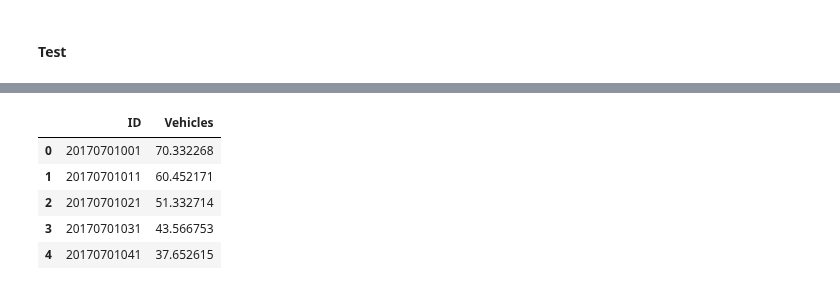
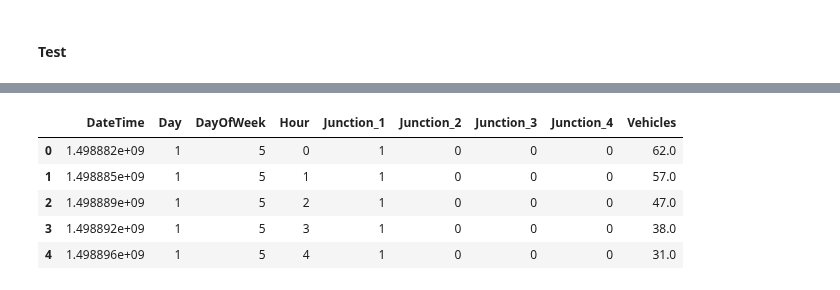
Before and after one commit to siddheshmanjrekar/machine-learning-for-IoT, a Jupyter notebook: TrafficPrediction.ipynb, the cells around one changed output, grey strips where cells are left out. Cells and saved outputs as stored; diff of their text form; code cells hidden in the pictures.

```diff
--- a/TrafficPrediction.ipynb
+++ b/TrafficPrediction.ipynb
@@ -189,3 +237,3 @@ reg = XGBRegressor()
 # %%
-reg.fit(df_train.drop(columns={'Vehicles'},axis=1), np.log1p(df_train['Vehicles']))
+xgb_grid.fit(df_train.drop(columns={'Vehicles'},axis=1), np.log1p(df_train['Vehicles']))
 # %% [output]
@@ -201,2 +265,2 @@ XGBRegressor(base_score=0.5, booster=None, colsample_bylevel=1,
 # %%
-x= np.expm1(reg.predict(df_test))
+y_pred= np.round(np.expm1(xgb_grid.predict(df_test)))
@@ -205,11 +267,10 @@ x= x*(a+1)
-# %%
-df_submission.Vehicles= x
-df_submission.to_csv("clean_data.csv", index=False)
-df_submission.head()
-# %% [output]
-|  | ID | Vehicles |
-| 0 | 20170701001 | 70.332268 |
-| 1 | 20170701011 | 60.452171 |
-| 2 | 20170701021 | 51.332714 |
-| 3 | 20170701031 | 43.566753 |
-| 4 | 20170701041 | 37.652615 |
+# %%
+df_test['Vehicles']= y_pred
+df_test.head()
+# %% [output]
+|  | DateTime | Day | DayOfWeek | Hour | Junction_1 | Junction_2 | Junction_3 | Junction_4 | Vehicles |
+| 0 | 1.498882e+09 | 1 | 5 | 0 | 1 | 0 | 0 | 0 | 62.0 |
+| 1 | 1.498885e+09 | 1 | 5 | 1 | 1 | 0 | 0 | 0 | 57.0 |
+| 2 | 1.498889e+09 | 1 | 5 | 2 | 1 | 0 | 0 | 0 | 47.0 |
+| 3 | 1.498892e+09 | 1 | 5 | 3 | 1 | 0 | 0 | 0 | 38.0 |
+| 4 | 1.498896e+09 | 1 | 5 | 4 | 1 | 0 | 0 | 0 | 31.0 |
```
Also changed, not shown: parts of 25 cells of this notebook.
